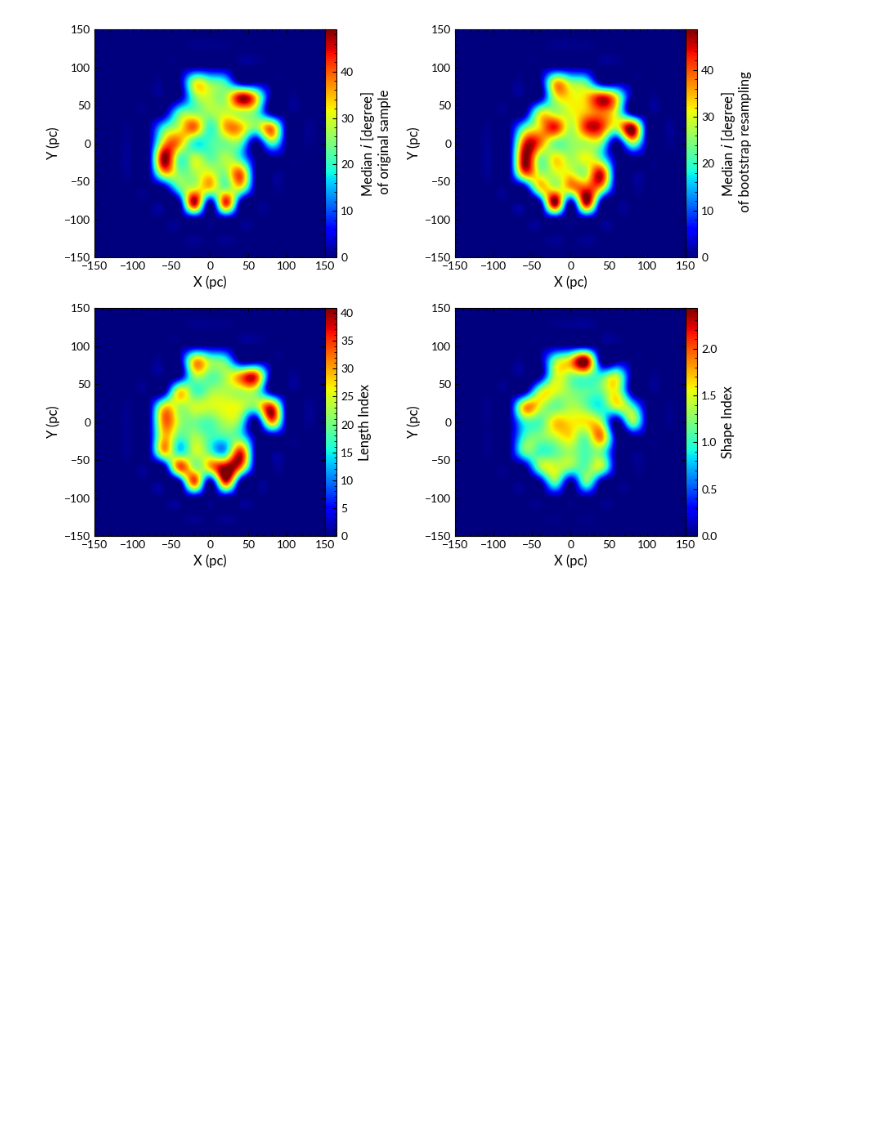
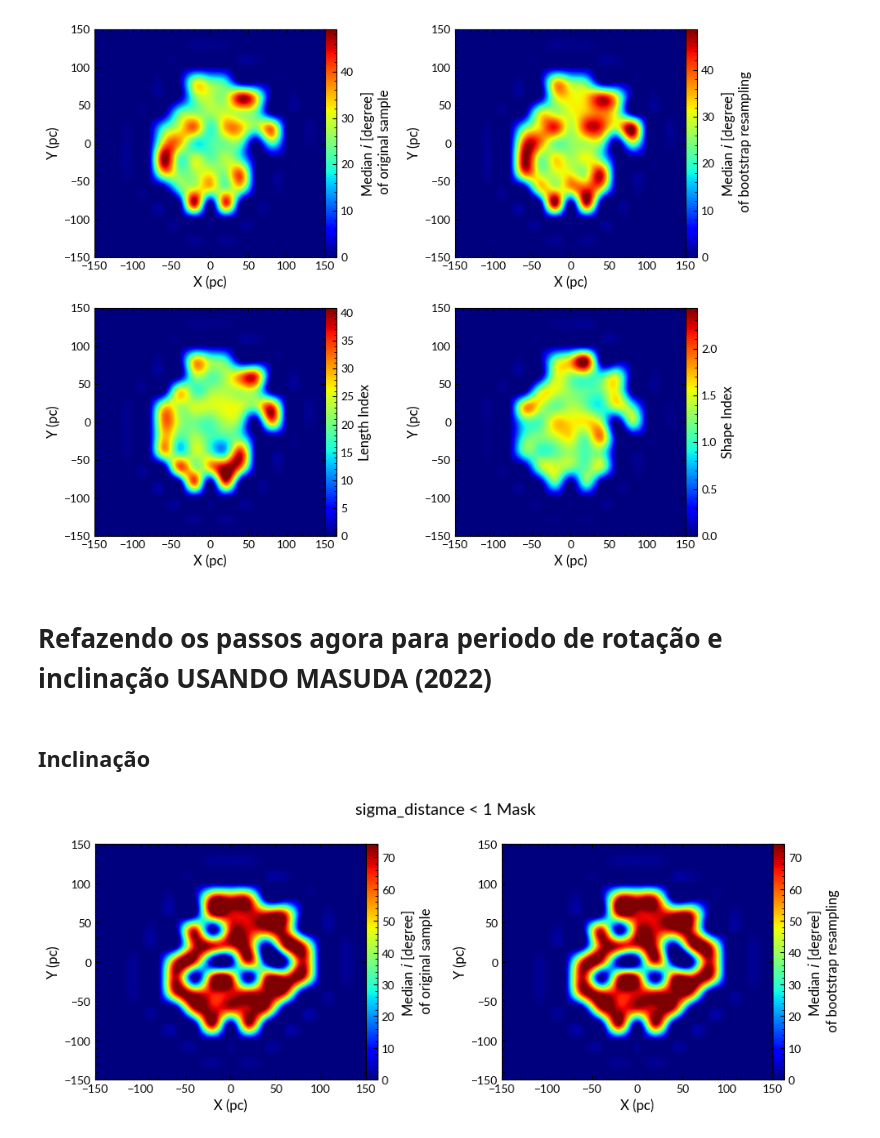
Before and after one commit to SarahBarbosa/ring-like-structure, a Jupyter notebook: docs/TESTE_ROTP_BOOT.ipynb, the cells around one changed output. Drawn from its saved outputs; the diff is of its cells as text; code cells hidden in the pictures; blank space fills up the shorter version.

```diff
--- a/docs/TESTE_ROTP_BOOT.ipynb
+++ b/docs/TESTE_ROTP_BOOT.ipynb
@@ -67,3 +107,5 @@ dados["inclinacao"] = dados.apply(calcular_inclinacao, axis=1)
+# %%
+masuda["inclination"] = masuda.apply(calcular_inclinacao, axis=1, rotation_col="p_max_like")
 # %% [markdown]
 # Refazendo os passos agora para inclinação
 # %%
@@ -136,3 +178,51 @@ fig.tight_layout()
 plt.show()
 # %% [output]
 [figure]
+# %% [markdown]
+# Refazendo os passos agora para periodo de rotação e inclinação USANDO MASUDA (2022)
+# %% [markdown]
+## Inclinação
+# %%
+x, y, i = masuda["X"].values, masuda["Y"].values, masuda["inclination"].values
+
+# Parâmetros fixos para análise
+tc = 20     # Tamanho do quadrado (20 x 20) em pc
+B = 1000    # Número de reamostragens (bootstrap)
+ul = 150    # Valor para cobrir a área de lado 300 pc
+
+# Intervalo para construir o espaço de análise
+interval = 1
+ttx = np.arange(-ul, ul + interval * tc, interval * tc)
+tty = np.arange(-ul, ul + interval * tc, interval * tc)
+
+# Número de intervalos ao longo de x e y
+Nx = len(ttx) - 1
+Ny = len(tty) - 1
+
+# Percentual de corte para a média truncada
+trimpct = 20
+
+# Processamento principal dos dados
+meanoriginal, boot_mean, boot_se, ci1, ci2, largura, shape, countfXY, sigma_distance = sts.process_data(ttx, tty, x, y, i, B, trimpct)
+# %%
+# Considerando que sigma_distance < 1 seja nosso critério
+mask = sigma_distance < 1
+
+# Plotagem dos resultados usando a máscara para filtrar dados
+fig, axs = plt.subplots(1, 2, figsize=(10, 4))
+plots = [(meanoriginal * mask, 'Median $i$ [degree] \n of original sample'),
+         (boot_mean * mask, 'Median $i$ [degree] \n of bootstrap resampling')]
+
+for ax, (data, label) in zip(axs.flat, plots):
+    method = 'spline36'
+    im = ax.imshow(data, aspect='auto', cmap='jet', interpolation=method, extent=(-ul, ul, -ul, ul))
+    plt.suptitle("sigma_distance < 1 Mask")
+    ax.set_xlabel('X (pc)')
+    ax.set_ylabel('Y (pc)')
+    cbar = plt.colorbar(im, ax=ax, pad=0)
+    cbar.set_label(label)
+
+fig.tight_layout()
+plt.show()
+# %% [output]
+[figure, added]
```
Also changed, not shown: parts of 16 cells of this notebook, 3 other files.
